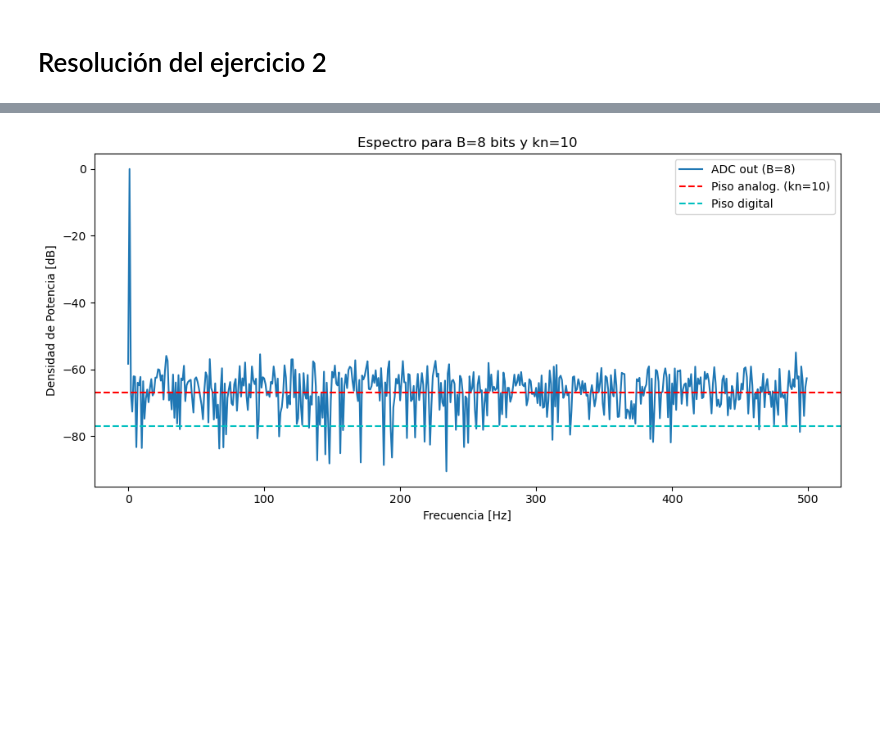
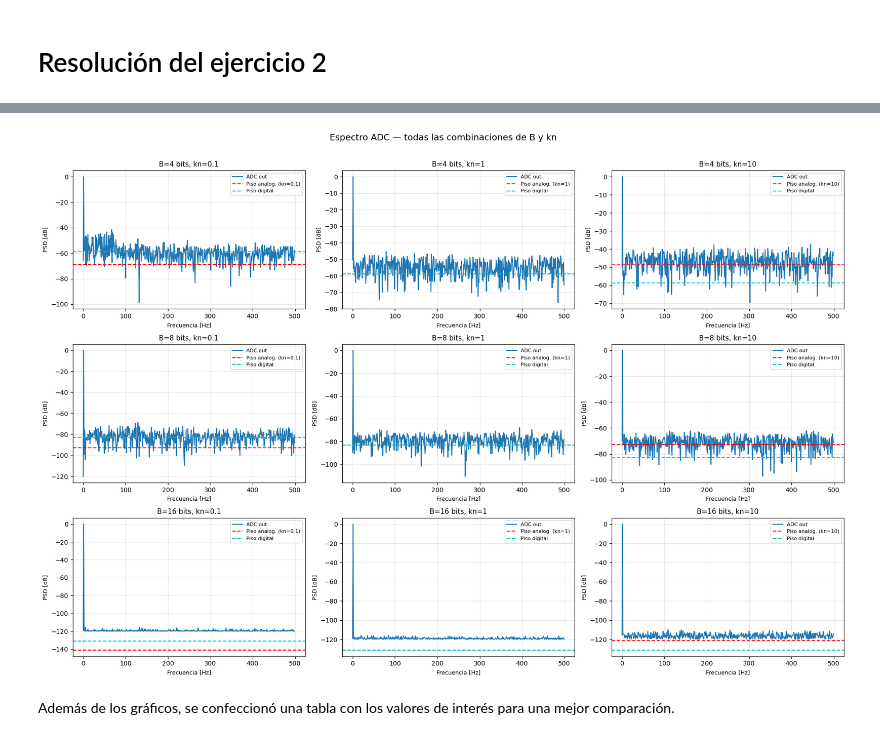
Before and after one commit to moradelacorte/APS, a Jupyter notebook: Mis_trabajos/TS2.ipynb, the cells around one changed output, grey strips where cells are left out. Saved outputs shown, nothing was run; the diff lists cells and outputs as text; code cells hidden in the pictures; blank space fills up the shorter version.

```diff
--- a/Mis_trabajos/TS2.ipynb
+++ b/Mis_trabajos/TS2.ipynb
@@ -84,7 +87,7 @@ vmax = np.sqrt(2)
 B = 4
 V_R = 2.0          # Rango analógico +/- 2.0 V
 q = (V_R) / (2**B)   # Paso de cuantización
-kn = 9             # Factor de escala del ruido de entrada
+kn = 1            # Factor de escala del ruido de entrada
 
 tt, s = mi_funcion_sen(vmax, 0, f0, 0, N, fs)
 
@@ -175,33 +242,38 @@ plt.show()
 # %%
+B_values = [4, 8, 16]
+kn_values = [0.1, 1, 10]
 
-B_test = 8          # 4, 8 o 16
-kn_test = 10        # 0.1, 1 o 10
+eps = 1e-12
 
+fig, axes = plt.subplots(3, 3, figsize=(18, 12))
 
-q_test = (2 * V_R) / (2**B_test)
-Pq_test = (q_test**2) / 12
-Pn_test = kn_test * Pq_test
+for i, B in enumerate(B_values):
+    for j, kn in enumerate(kn_values):
+        q = (V_R) / (2**B)
+        Pq = (q**2) / 12
+        Pn = kn * Pq
+        n = np.random.normal(0, np.sqrt(Pn), N)
+        sR = s + n
+        sQ = np.round(sR / q) * q
+        SQ = np.fft.fft(sQ) / N
+        psd_sQ = 10 * np.log10(2 * np.abs(SQ[:N//2])**2 + eps)
+        floor_digital = 10 * np.log10(Pq / N)
+        floor_analog = 10 * np.log10(Pn / N)
 
-n_test = np.random.normal(0, np.sqrt(Pn_test), N)
-sR_test = s + n_test
-sQ_test = np.round(sR_test / q_test) * q_test
+        ax = axes[i][j]
+        ax.plot(pos_freqs, psd_sQ, label=f'ADC out', color='C0')
+        ax.axhline(floor_analog, color='r', linestyle='--', label=f'Piso analog. (kn={kn})')
+        ax.axhline(floor_digital, color='c', linestyle='--', label='Piso digital')
+        ax.set_title(f'B={B} bits, kn={kn}', fontsize=11)
+        ax.set_xlabel('Frecuencia [Hz]', fontsize=9)
+        ax.set_ylabel('PSD [dB]', fontsize=9)
+        ax.legend(fontsize=8)
+        ax.grid(True, alpha=0.3)
 
-
-SQ_test = np.fft.fft(sQ_test) / N
-psd_sQ_test = 10 * np.log10(2 * np.abs(SQ_test[:N//2])**2 + eps)
-
-floor_digital_test = 10 * np.log10(Pq_test / N)
-floor_analog_test = 10 * np.log10(Pn_test / N)
-
-plt.figure(figsize=(10, 5))
-plt.plot(pos_freqs, psd_sQ_test, label=f'ADC out (B={B_test})', color='C0')
-plt.axhline(floor_analog_test, color='r', linestyle='--', label=f'Piso analog. (kn={kn_test})')
-plt.axhline(floor_digital_test, color='c', linestyle='--', label=f'Piso digital')
-plt.title(f'Espectro para B={B_test} bits y kn={kn_test}')
-plt.xlabel('Frecuencia [Hz]')
-plt.ylabel('Densidad de Potencia [dB]')
-plt.legend()
+plt.suptitle('Espectro ADC — todas las combinaciones de B y kn', fontsize=14, y=1.01)
 plt.tight_layout()
 plt.show()
 # %% [output]
-[figure, old version]
+[figure, new version]
+# %% [markdown]
+Además de los gráficos, se confeccionó una tabla con los valores de interés para una mejor comparación.
```
Also changed, not shown: parts of 15 cells of this notebook.
